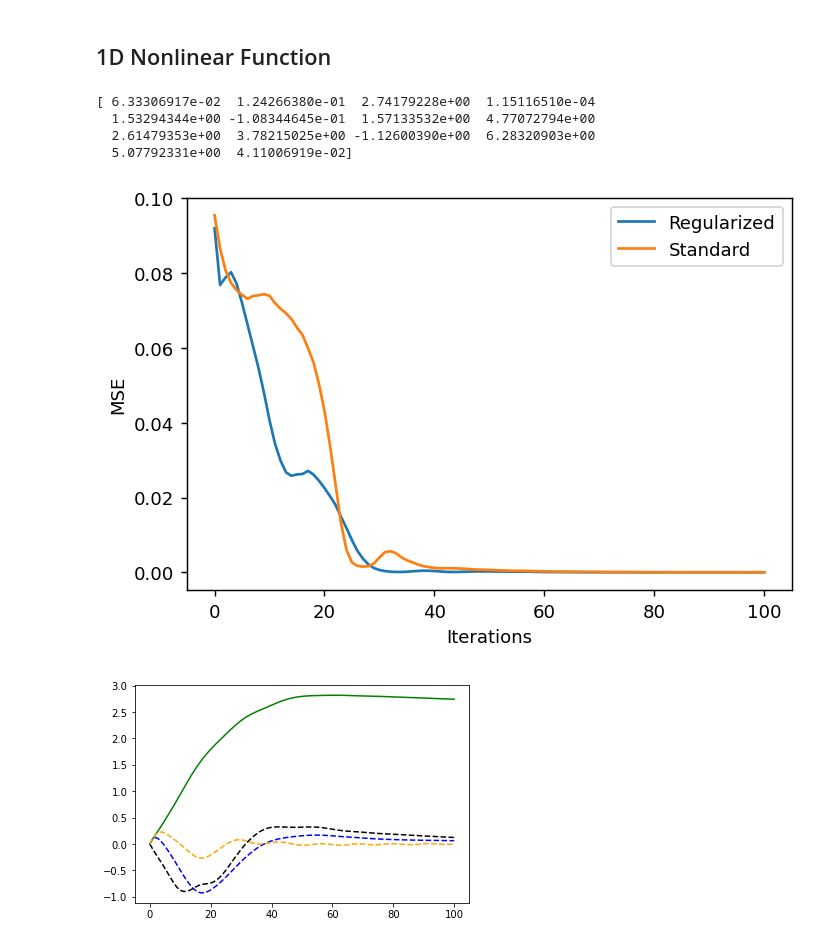
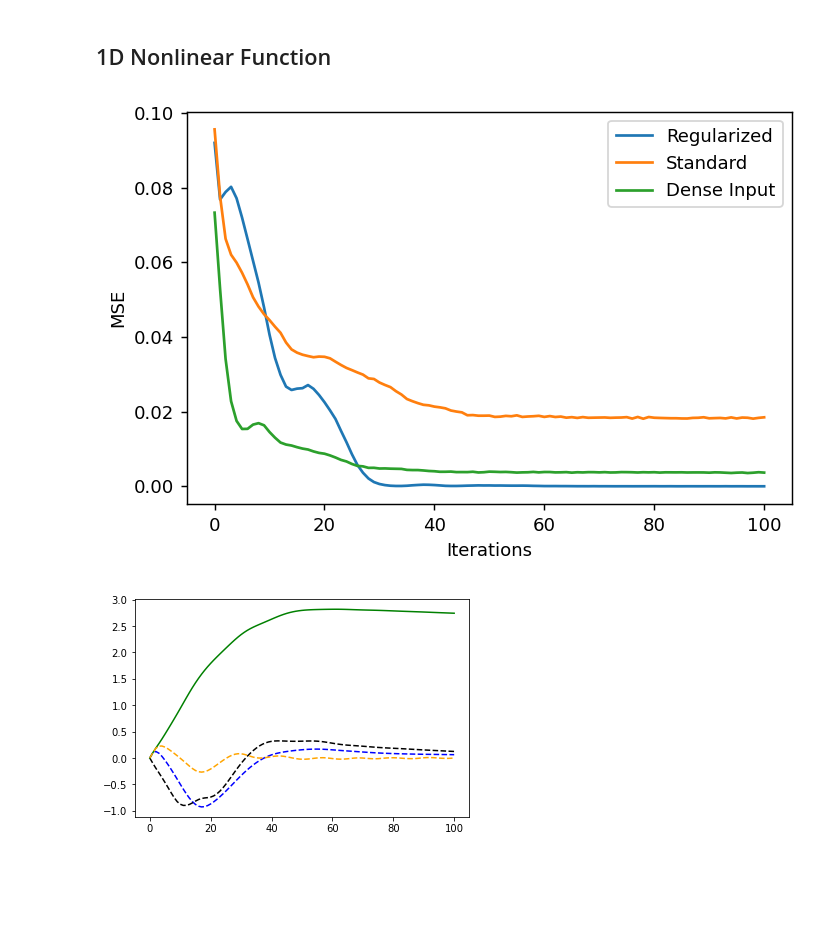
Before and after one commit to KristianWold/Thesis, a Jupyter notebook: notebooks/analysis/Regularization, Analysis.ipynb, the cells around one changed output. Saved outputs shown, nothing was run; the diff lists cells and outputs as text; code cells hidden in the pictures; blank space fills up the shorter version.

```diff
--- a/notebooks/analysis/Regularization, Analysis.ipynb
+++ b/notebooks/analysis/Regularization, Analysis.ipynb
@@ -26,13 +26,7 @@ The autoreload extension is already loaded. To reload it, use:
 # %%
 model_list1 = loader(data_path("sparse_regularisation_model_low_penalty"))
 model_list2 = loader(data_path("sparse_no_train_model"))
+model_list3 = loader(data_path("sparse_no_train_model_dense"))
-# %%
-print(model_list1[0].theta)
-# %% [output]
-[ 6.33306917e-02  1.24266380e-01  2.74179228e+00  1.15116510e-04
-  1.53294344e+00 -1.08344645e-01  1.57133532e+00  4.77072794e+00
-  2.61479353e+00  3.78215025e+00 -1.12600390e+00  6.28320903e+00
-  5.07792331e+00  4.11006919e-02]
 # %%
 loss1 = np.array([model.loss for model in model_list1])
 std1 = np.std(loss1, axis=0)
@@ -41,26 +35,32 @@ avg1 = np.mean(loss1, axis=0)
 loss2 = np.array([model.loss for model in model_list2])
 std2 = np.std(loss2, axis=0)
 avg2 = np.mean(loss2, axis=0)
+
+loss3 = np.array([model.loss for model in model_list3])
+std3 = np.std(loss3, axis=0)
+avg3 = np.mean(loss3, axis=0)
 # %%
 start = 0
 stop = 101
 alpha = 0.2
 spacing1 = list(range(101))
 spacing2 = list(range(stop))
 
 fig=plt.figure(figsize=(6,4), dpi=130, facecolor='w', edgecolor='k')
 
 plt.fill_between(spacing1[start:], (avg1 - std1)[start:], (avg1 + std1)[start:], alpha=alpha)
 plt.fill_between(spacing2[start:], (avg2 - std2)[start:stop], (avg2 + std2)[start:stop], alpha=alpha)
+plt.fill_between(spacing2[start:], (avg3 - std3)[start:stop], (avg3 + std3)[start:stop], alpha=alpha)
 plt.plot(spacing1[start:], avg1[start:])
 plt.plot(spacing2[start:], avg2[start:stop])
+plt.plot(spacing2[start:], avg3[start:stop])
 
 plt.xlabel("Iterations")
 plt.ylabel("MSE")
-plt.legend(["Regularized", "Standard"])
+plt.legend(["Regularized", "Standard", "Dense Input"])
 plt.show()
 # %% [output]
-[figure, old version]
+[figure, new version]
 # %%
 map_params = np.array([model.map_params for model in model_list1])
 # %%
```
Also changed, not shown: parts of 4 cells of this notebook, 6 other files.
